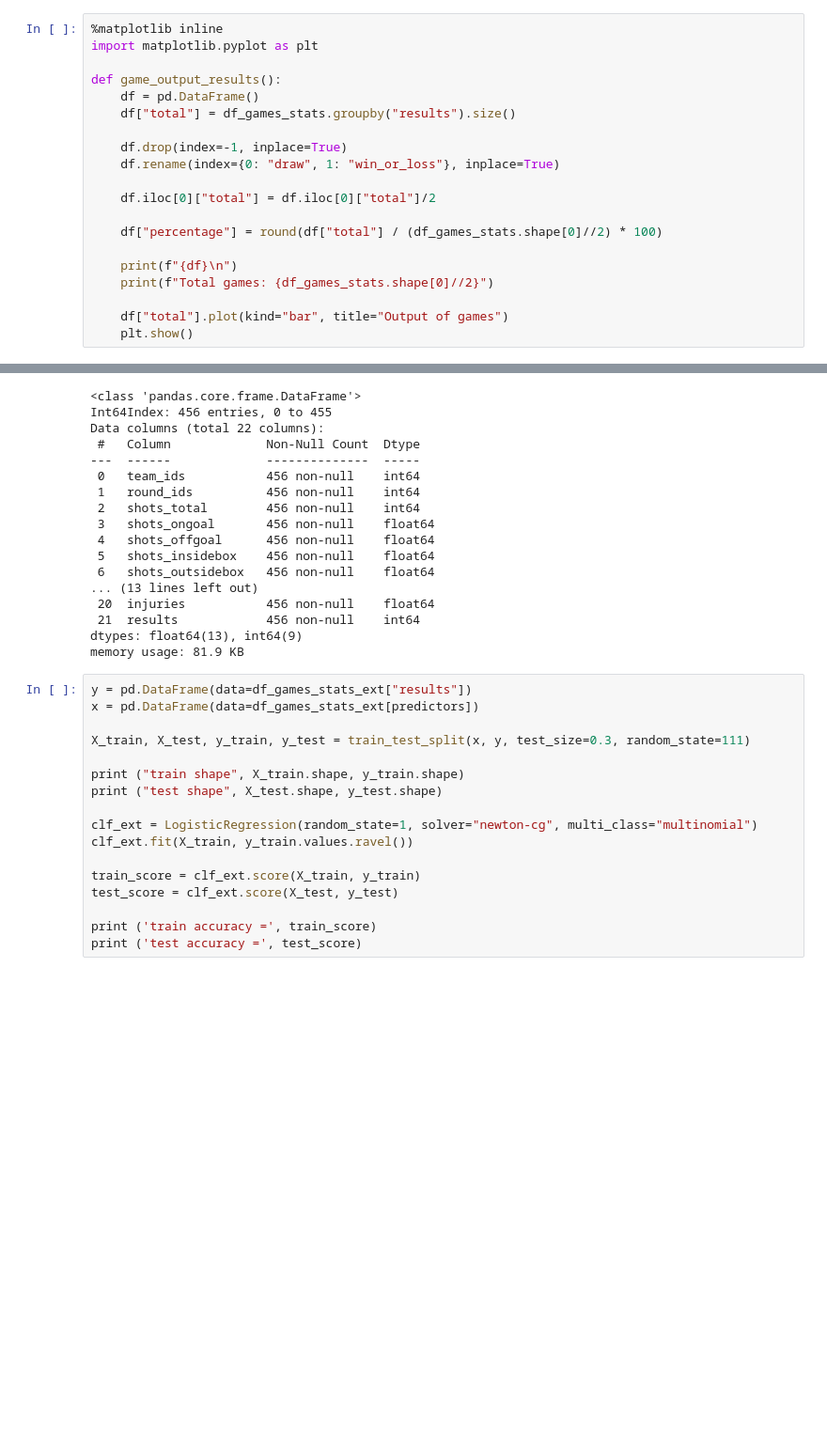
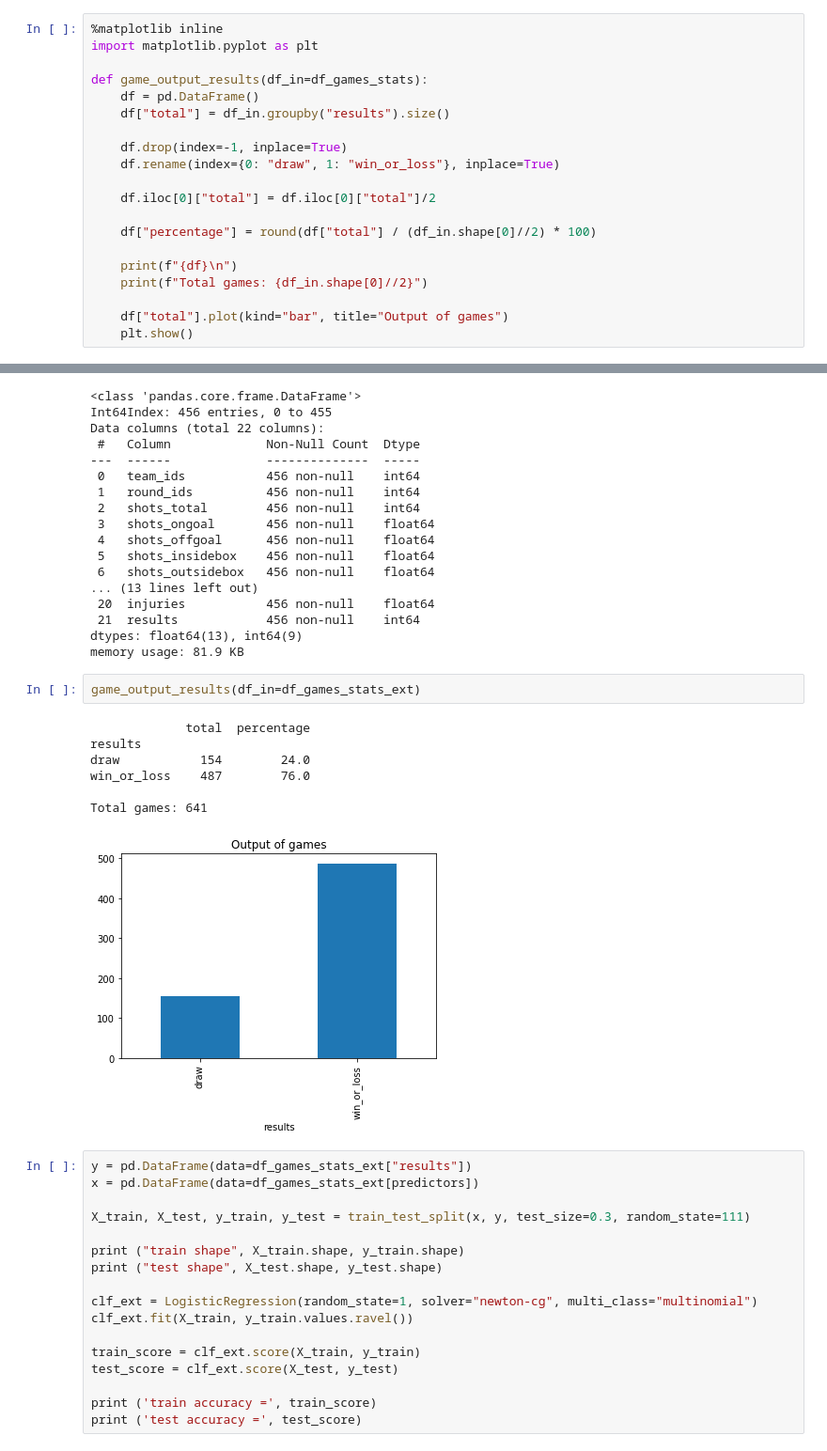
Before and after one commit to PLsergent/football_match_prediction, a Jupyter notebook: logictic_regression_football_predict.ipynb, the cells around one changed output, grey strips where cells are left out. Shown at 94% size. Saved outputs shown, nothing was run; the diff lists cells and outputs as text; blank space fills up the shorter version.

```diff
--- a/logictic_regression_football_predict.ipynb
+++ b/logictic_regression_football_predict.ipynb
@@ -132,19 +132,19 @@ dtype: int64
 %matplotlib inline
 import matplotlib.pyplot as plt
 
-def game_output_results():
+def game_output_results(df_in=df_games_stats):
     df = pd.DataFrame()
-    df["total"] = df_games_stats.groupby("results").size()
+    df["total"] = df_in.groupby("results").size()
 
     df.drop(index=-1, inplace=True)
     df.rename(index={0: "draw", 1: "win_or_loss"}, inplace=True)
 
     df.iloc[0]["total"] = df.iloc[0]["total"]/2
 
-    df["percentage"] = round(df["total"] / (df_games_stats.shape[0]//2) * 100)
+    df["percentage"] = round(df["total"] / (df_in.shape[0]//2) * 100)
 
     print(f"{df}\n")
-    print(f"Total games: {df_games_stats.shape[0]//2}")
+    print(f"Total games: {df_in.shape[0]//2}")
 
     df["total"].plot(kind="bar", title="Output of games")
     plt.show()
@@ -365,6 +365,16 @@ Data columns (total 22 columns):
  21  results            456 non-null    int64
 dtypes: float64(13), int64(9)
 memory usage: 81.9 KB
+# %%
+game_output_results(df_in=df_games_stats_ext)
+# %% [output]
+             total  percentage
+results
+draw           154        24.0
+win_or_loss    487        76.0
+
+Total games: 641
+[figure, added]
 # %%
 y = pd.DataFrame(data=df_games_stats_ext["results"])
 x = pd.DataFrame(data=df_games_stats_ext[predictors])
```
Also changed, not shown: parts of 13 cells of this notebook.
